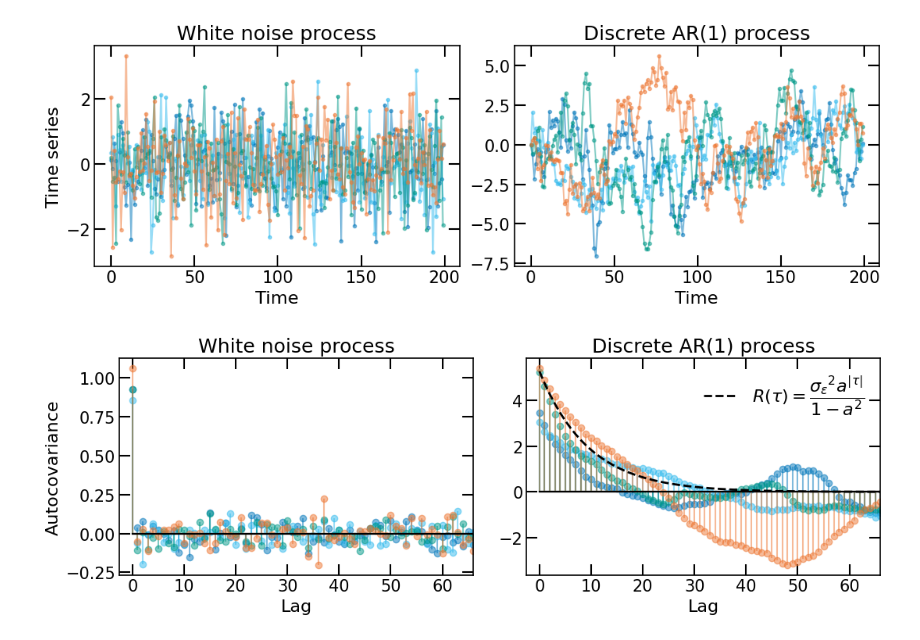
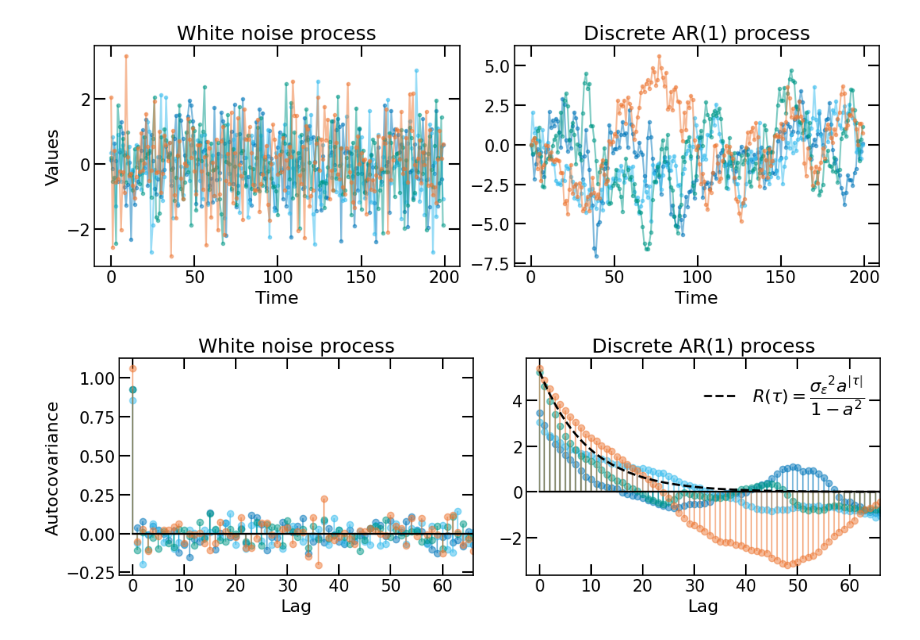
Before and after one commit to mlefkir/random-processes, a Jupyter notebook: three plots.ipynb, the cells around one changed output. Cells and saved outputs as stored; diff of their text form; code cells hidden in the pictures.

```diff
--- a/three plots.ipynb
+++ b/three plots.ipynb
@@ -59,35 +59,35 @@ fig , ax = plt.subplots(1,2,figsize=(11.,4.))
 for k in range(N):
     key = np.random.default_rng(k)
     X = key.normal(size=n)
     ax[0].plot(t, X,'.-', color=f"C{k}",alpha=.5)
 
     X = np.zeros(n)
     # Inovation process or driving noise
     sigma = 1
     E = key.normal(size=n)*sigma**2
 
     # Parameters of the AR(1) process
     a = .9 # autoregressive parameter must be below 1 for the process to be stationary
 
     for i in range(1,n):
         X[i] = a*X[i-1] + E[i]
     ax[1].plot(t, X,'.-', color=f"C{k}",alpha=.5)
 
 
 ax[0].set_xlabel('Time')
 ax[1].set_xlabel('Time')
 
-ax[0].set_ylabel('Time series')
+ax[0].set_ylabel('Values')
 ax[0].set_title(r'White noise process')
 ax[1].set_title(r'Discrete AR(1) process')
 
 fig.align_ylabels(ax)
 fig.tight_layout()
 fig.subplots_adjust(wspace=.15)
 
 fig.savefig('WN-AR1_timeseries.pdf',bbox_inches='tight')
 # %% [output]
-[figure, old version]
+[figure, new version]
 # %%
 n = 200
 t = np.arange(n)
```
Also changed, not shown: parts of 1 cell of this notebook, 7 other files.
